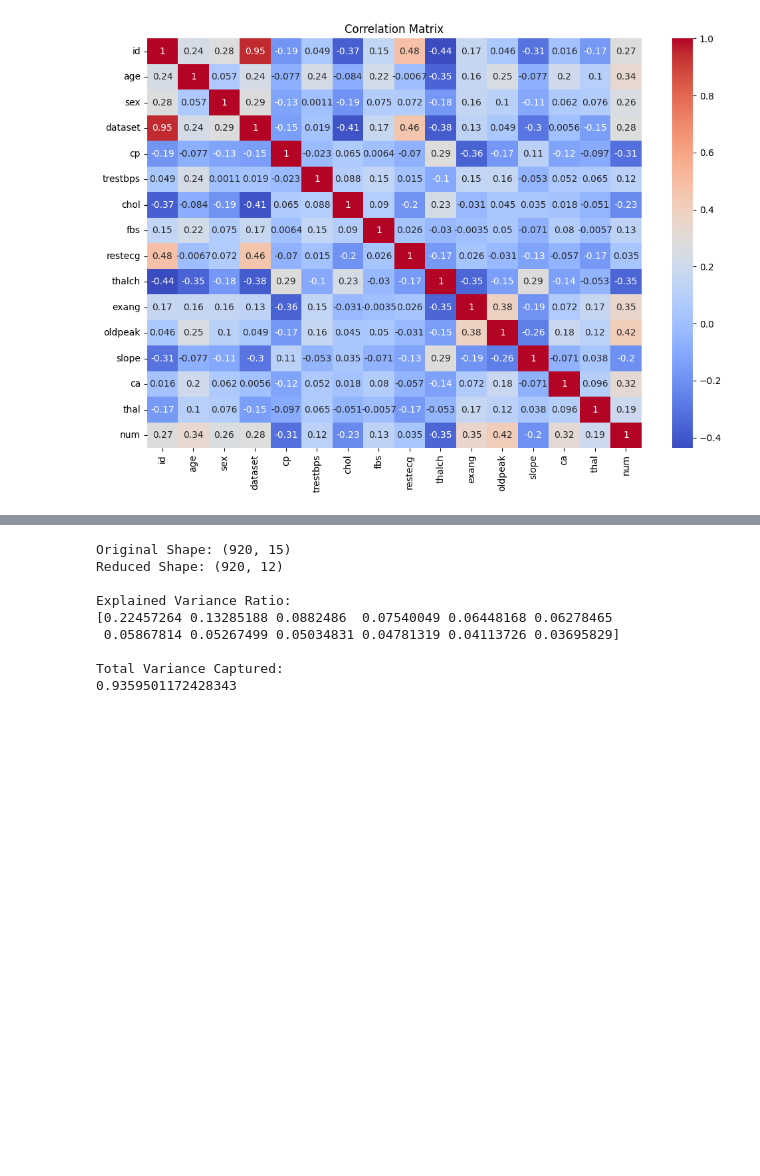
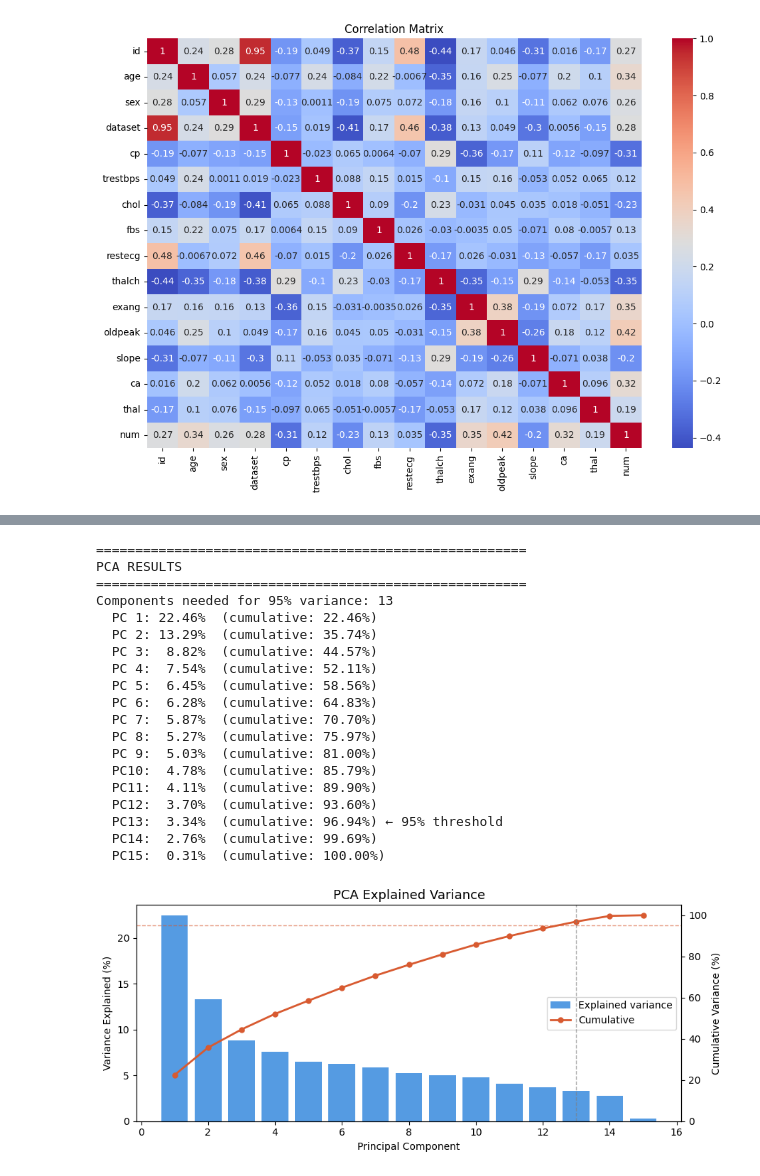
Before and after one commit to RadhikaKapoor383/Python-practise, a Jupyter notebook: AI Lab codes/final lab/AI_finalLab-radhika.ipynb, the cells around one changed output, grey strips where cells are left out. Cells and saved outputs as stored; diff of their text form; code cells hidden in the pictures; blank space fills up the shorter version.

```diff
--- a/AI Lab codes/final lab/AI_finalLab-radhika.ipynb
+++ b/AI Lab codes/final lab/AI_finalLab-radhika.ipynb
@@ -157,25 +168,63 @@ X_scaled = scaler.fit_transform(X)
 # %%
-pca = PCA(n_components=0.935555)
+pca_full = PCA()
+pca_full.fit(X_scaled)
+cumvar = np.cumsum(pca_full.explained_variance_ratio_)
+n_components = int(np.argmax(cumvar >= 0.95) + 1)
+
+print("\n" + "="*55)
+print("PCA RESULTS")
+print("="*55)
+print(f"Components needed for 95% variance: {n_components}")
+for i, (ev, cv) in enumerate(zip(pca_full.explained_variance_ratio_, cumvar)):
+    marker = " ← 95% threshold" if i + 1 == n_components else ""
+    print(f"  PC{i+1:2d}: {ev*100:5.2f}%  (cumulative: {cv*100:5.2f}%){marker}")
+
+# Plot PCA variance
+fig, ax = plt.subplots(figsize=(9, 4))
+x_pos = np.arange(1, len(pca_full.explained_variance_ratio_) + 1)
+ax.bar(x_pos, pca_full.explained_variance_ratio_ * 100,
+       color="#378ADD", alpha=0.85, label="Explained variance")
+ax2 = ax.twinx()
+ax2.plot(x_pos, cumvar * 100, "o-", color="#D85A30",
+         linewidth=2, markersize=5, label="Cumulative")
+ax2.axhline(95, color="#D85A30", linestyle="--", linewidth=1, alpha=0.6)
+ax2.axvline(n_components, color="gray", linestyle="--", linewidth=1, alpha=0.6)
+ax.set_xlabel("Principal Component")
+ax.set_ylabel("Variance Explained (%)")
+ax2.set_ylabel("Cumulative Variance (%)")
+ax2.set_ylim(0, 105)
+ax.set_title("PCA Explained Variance", fontsize=13)
+lines1, labels1 = ax.get_legend_handles_labels()
+lines2, labels2 = ax2.get_legend_handles_labels()
+ax.legend(lines1 + lines2, labels1 + labels2, loc="center right")
+plt.tight_layout()
+plt.savefig("pca_variance.png", dpi=150)
+plt.show()
+
+# Apply PCA with chosen n_components
+pca = PCA(n_components=n_components)
 X_pca = pca.fit_transform(X_scaled)
-
-print("Original Shape:", X_scaled.shape)
-print("Reduced Shape:", X_pca.shape)
-
-print("\nExplained Variance Ratio:")
-print(pca.explained_variance_ratio_)
-
-print("\nTotal Variance Captured:")
-print(np.sum(pca.explained_variance_ratio_))
 # %% [output]
-Original Shape: (920, 15)
-Reduced Shape: (920, 12)
-
-Explained Variance Ratio:
-[0.22457264 0.13285188 0.0882486  0.07540049 0.06448168 0.06278465
- 0.05867814 0.05267499 0.05034831 0.04781319 0.04113726 0.03695829]
-
-Total Variance Captured:
-0.9359501172428343
+=======================================================
+PCA RESULTS
+=======================================================
+Components needed for 95% variance: 13
+  PC 1: 22.46%  (cumulative: 22.46%)
+  PC 2: 13.29%  (cumulative: 35.74%)
+  PC 3:  8.82%  (cumulative: 44.57%)
+  PC 4:  7.54%  (cumulative: 52.11%)
+  PC 5:  6.45%  (cumulative: 58.56%)
+  PC 6:  6.28%  (cumulative: 64.83%)
+  PC 7:  5.87%  (cumulative: 70.70%)
+  PC 8:  5.27%  (cumulative: 75.97%)
+  PC 9:  5.03%  (cumulative: 81.00%)
+  PC10:  4.78%  (cumulative: 85.79%)
+  PC11:  4.11%  (cumulative: 89.90%)
+  PC12:  3.70%  (cumulative: 93.60%)
+  PC13:  3.34%  (cumulative: 96.94%) ← 95% threshold
+  PC14:  2.76%  (cumulative: 99.69%)
+  PC15:  0.31%  (cumulative: 100.00%)
+[figure, added]
 # %%
 inertia = []
 K = range(1, 11)
```
Also changed, not shown: parts of 13 cells of this notebook, 7 other files.
